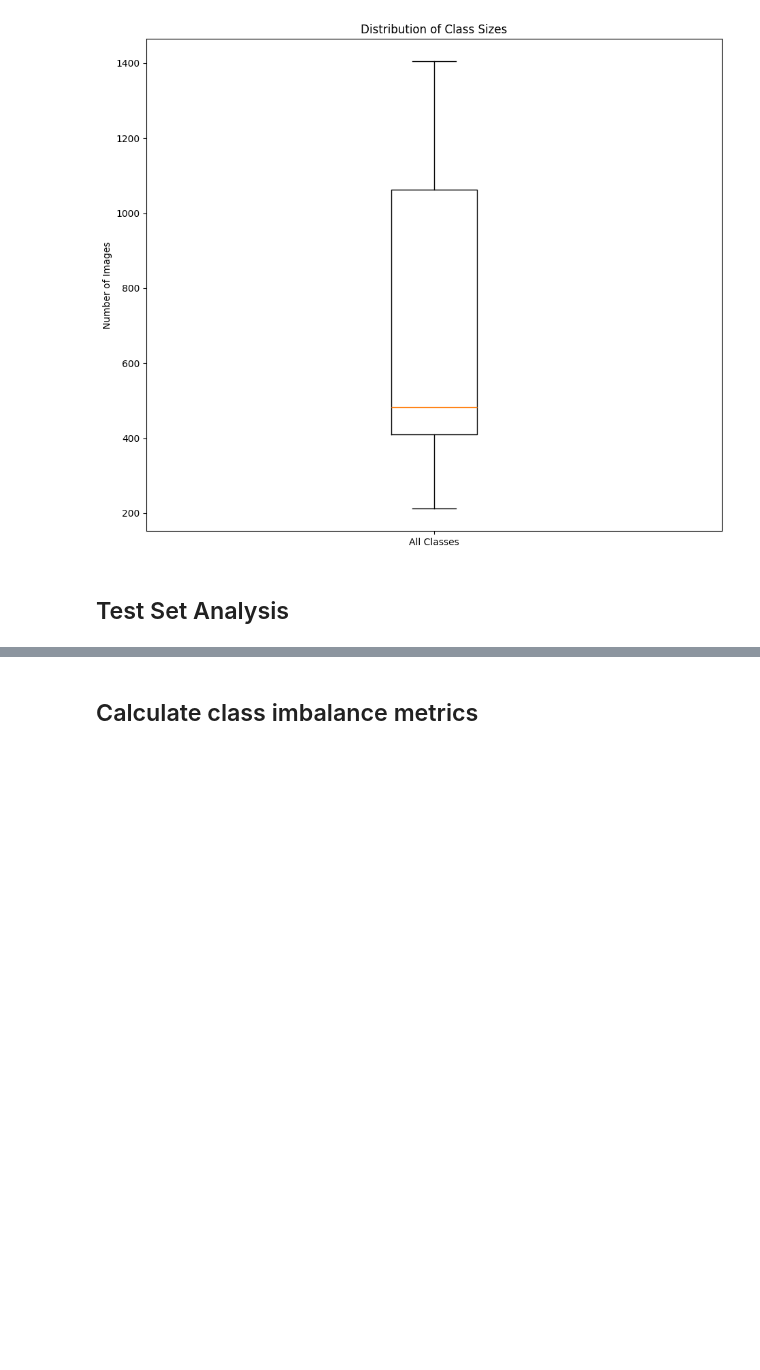
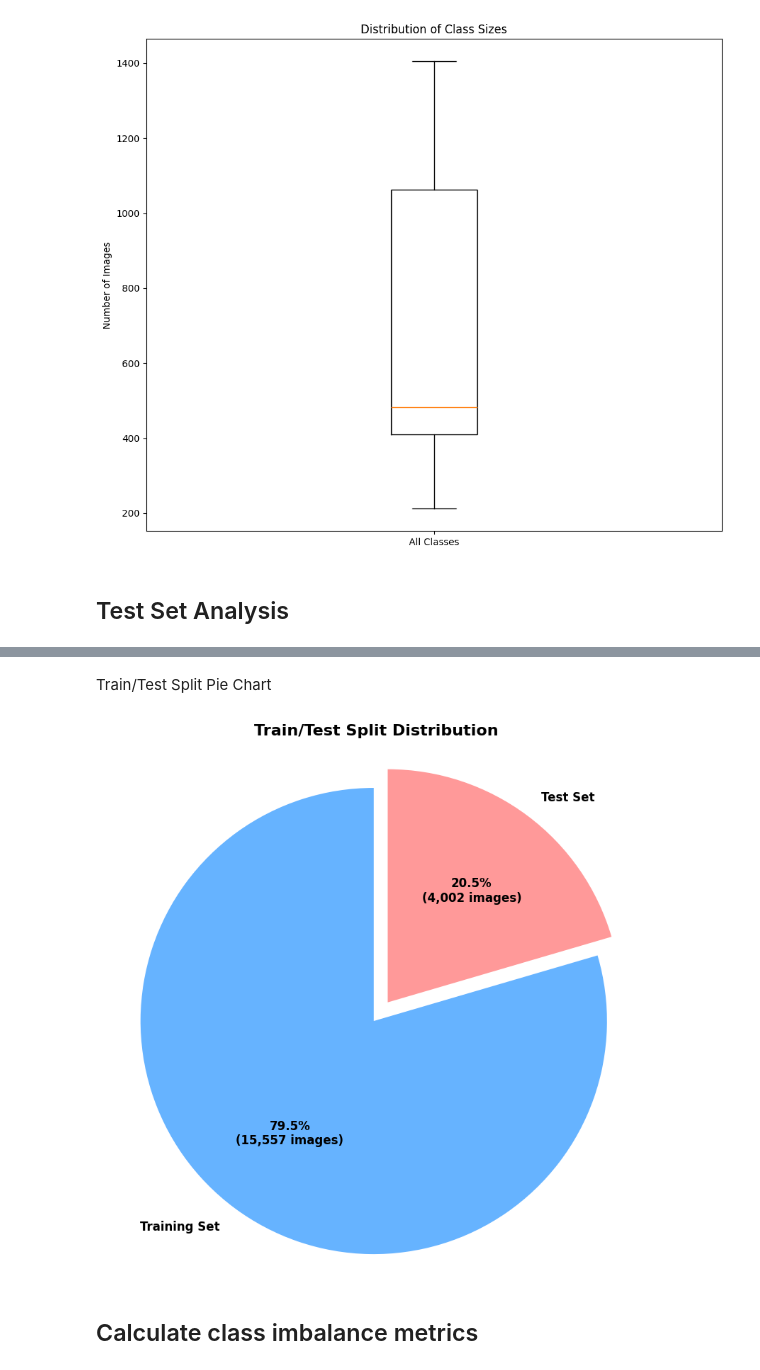
Before and after one commit to SumayyaN/skin-diagnosis, a Jupyter notebook: skin_diagnosis.ipynb, the cells around one changed output, grey strips where cells are left out. Drawn from its saved outputs; the diff is of its cells as text; code cells hidden in the pictures; blank space fills up the shorter version.

Commit message:
add piechart and heat map visualization

```diff
--- a/skin_diagnosis.ipynb
+++ b/skin_diagnosis.ipynb
@@ -177,3 +182,36 @@ if len(missing_classes) > 0:
+# %% [markdown]
+Train/Test Split Pie Chart
+# %%
+# Calculate totals
+total_train = distribution_df['Train_Count'].sum()
+total_test = distribution_df['Test_Count'].sum()
+total_images = total_train + total_test
+
+# Create pie chart
+plt.figure(figsize=(8, 8))
+colors = ['#66b3ff', '#ff9999']
+explode = (0.05, 0.05)  # Slightly explode both slices
+
+plt.pie([total_train, total_test],
+        labels=['Training Set', 'Test Set'],
+        autopct=lambda pct: f'{pct:.1f}%\n({int(pct/100*total_images):,} images)',
+        colors=colors,
+        explode=explode,
+        startangle=90,
+        textprops={'fontsize': 12, 'weight': 'bold'})
+
+plt.title('Train/Test Split Distribution', fontsize=16, weight='bold', pad=20)
+plt.axis('equal')  # Equal aspect ratio ensures pie is circular
+
+# Add total annotation
+plt.annotate(f'Total Dataset: {total_images:,} images',
+             xy=(0, -1.2), ha='center', fontsize=12,
+             bbox=dict(boxstyle='round,pad=0.5', facecolor='lightgray', alpha=0.8))
+
+plt.tight_layout()
+plt.show()
+# %% [output]
+[figure, added]
 # %% [markdown]
 ## Calculate class imbalance metrics
 # %%
```
Also changed, not shown: parts of 4 cells of this notebook.
